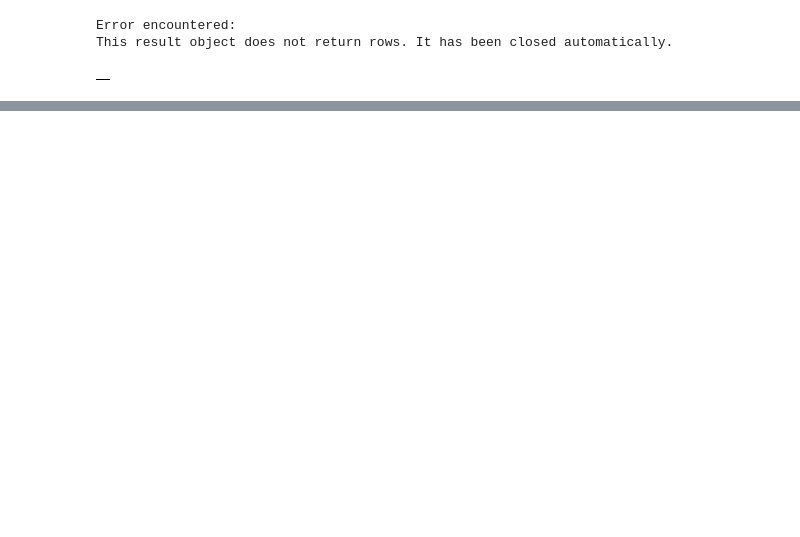
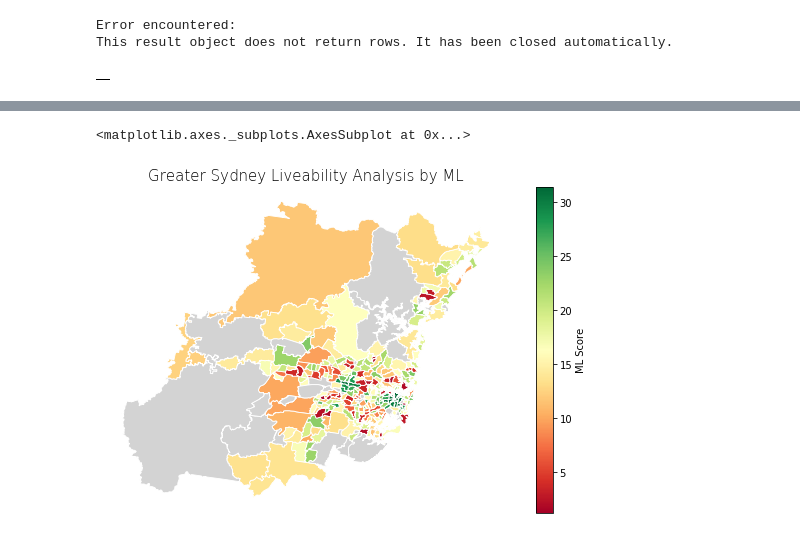
Before and after one commit to PratulSR/Sydney-Liveability-Analysis, a Jupyter notebook: Demo Notebook.ipynb, the cells around one changed output, grey strips where cells are left out. Cells and saved outputs as stored; diff of their text form; code cells hidden in the pictures; blank space fills up the shorter version.

```diff
--- a/Demo Notebook.ipynb
+++ b/Demo Notebook.ipynb
@@ -715,3 +671,32 @@ query(conn, sql)
+# %%
+import math
+data=[]
+ML_merged=merged.copy()
+for i in range(len(x_axis)) :
+    new_row = math.sqrt(x_axis[i]**2 + y_axis[i]**2)
+    data.append([new_row])
+
+ML_df = pd.DataFrame(data,columns=['ML_Score'])
+# ML_df
+ML_merged = pd.concat([merged.reset_index(), ML_df], axis=1)
+ML_merged = pd.concat([ML_merged, gdf4], axis=0)
+# ML_merged
+
+fig, ax = plt.subplots(1, figsize=(10, 6))
+ax.axis('off')
+ax.set_title('Greater Sydney Liveability Analysis by ML', fontdict={'fontsize': '15', 'fontweight' : '3'})
+
+ML_merged.plot(column='ML_Score',
+            cmap='RdYlGn',
+            linewidth=0.9,
+            ax=ax,
+            edgecolor='1',
+            legend=True,
+            legend_kwds={"label": "ML Score"},
+            missing_kwds={"color": "lightgrey"})
+# %% [output]
+<matplotlib.axes._subplots.AxesSubplot at 0x...>
+[figure, added]
 # %%
 conn.close()
 db.dispose()
```
Also changed, not shown: parts of 27 cells of this notebook.
